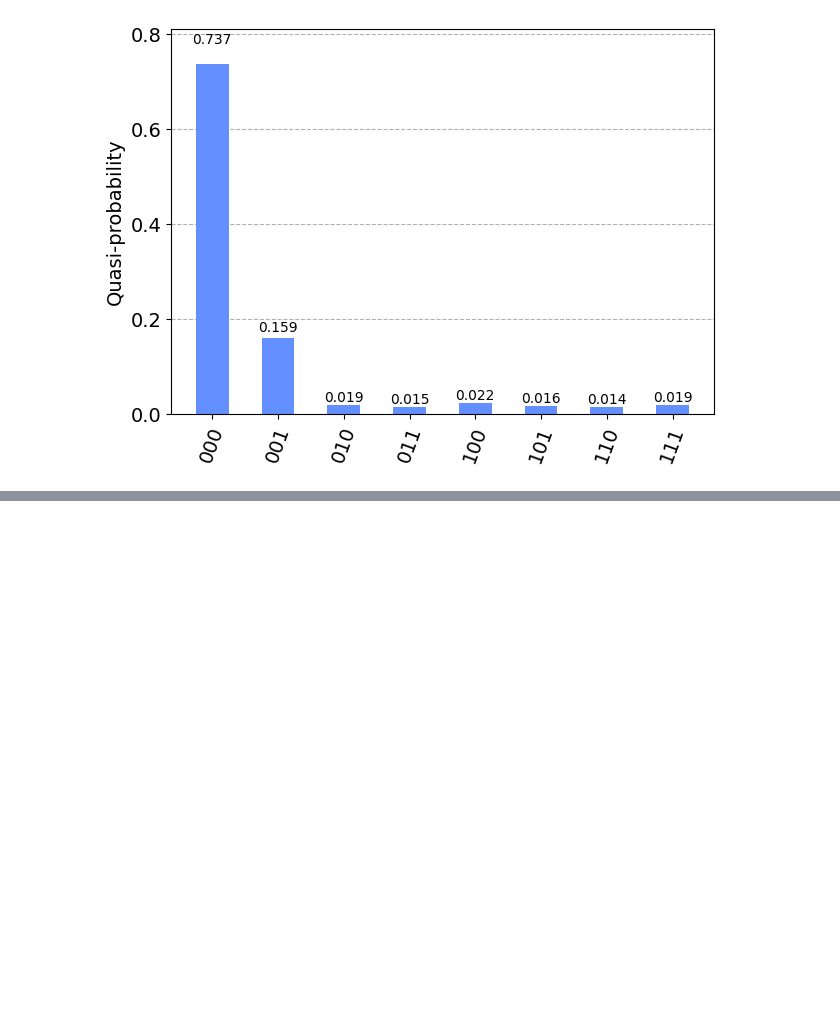
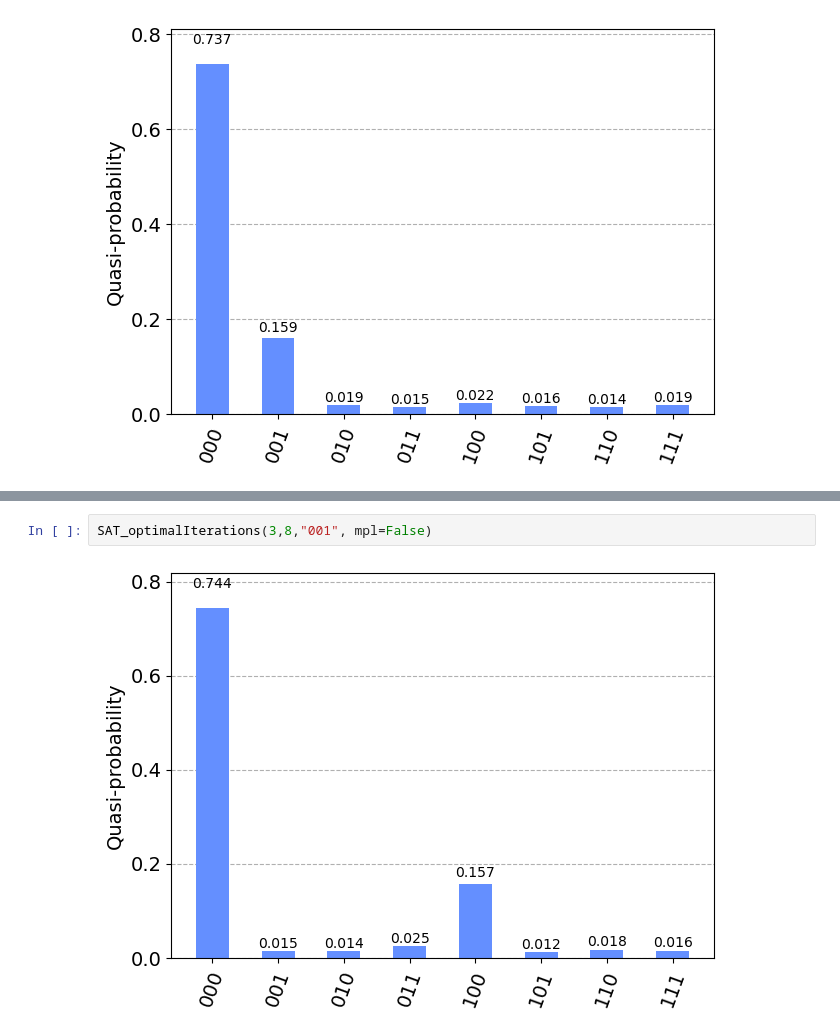
Before and after one commit to hiddenduck/Quantum_SAT_Grover, a Jupyter notebook: Projeto_IC.ipynb, the cells around one changed output, grey strips where cells are left out. Cells and saved outputs as stored; diff of their text form; blank space fills up the shorter version.

```diff
--- a/Projeto_IC.ipynb
+++ b/Projeto_IC.ipynb
@@ -252,0 +302,4 @@ def SAT_Grover(qr, ancillas, bitstring=None):
+# %%
+SAT_optimalIterations(3,8,"001", mpl=False)
+# %% [output]
+[figure, added]
```
Also changed, not shown: parts of 5 cells of this notebook.
